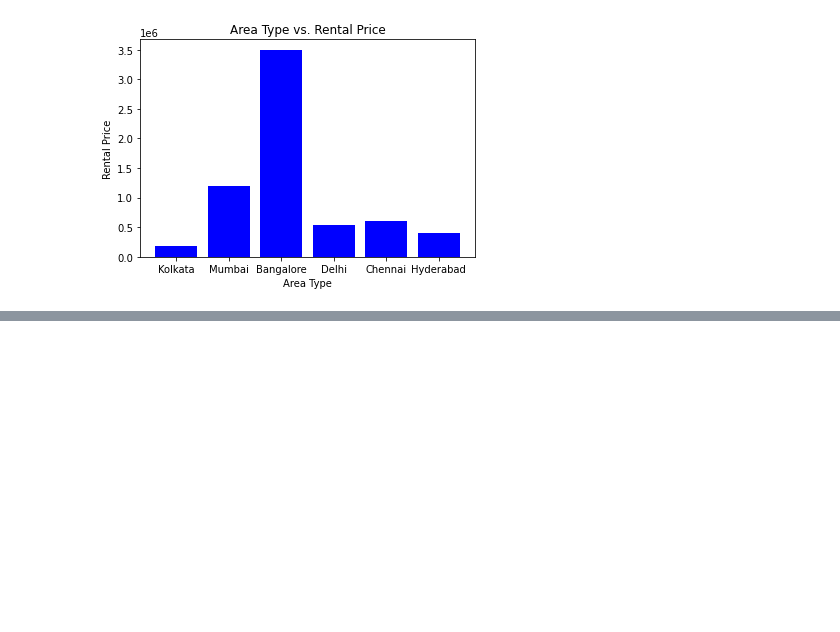
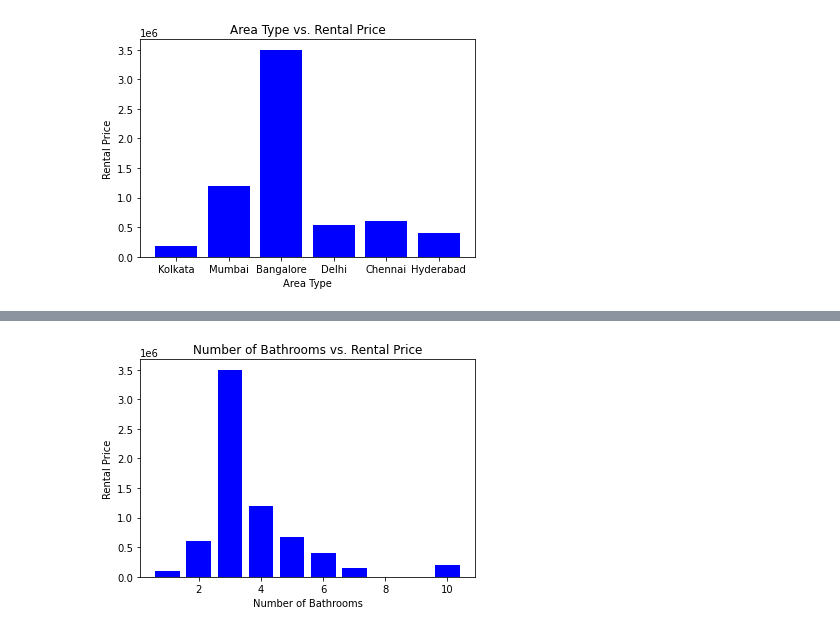
Before and after one commit to FrankMS3/Project-one, a Jupyter notebook: house_rental.ipynb, the cells around one changed output, grey strips where cells are left out. Saved outputs shown, nothing was run; the diff lists cells and outputs as text; code cells hidden in the pictures; blank space fills up the shorter version.

```diff
--- a/house_rental.ipynb
+++ b/house_rental.ipynb
@@ -228,0 +271,21 @@ plt.show()
+# %%
+# How much does Number of Bathrooms affect the price?
+
+
+# Set x and y values:
+x_values = house_rental_df["Number of Bathrooms"]
+y_values = house_rental_df["Rental Price"]
+
+
+# Plot both the "Latitdue vs. Max Temperature" and the line equation values in one plot:
+plt.bar(x_values, y_values, color="blue")
+
+
+
+# Set the title, xlabel and ylabels as shown below:
+plt.title("Number of Bathrooms vs. Rental Price")
+plt.xlabel("Number of Bathrooms")
+plt.ylabel("Rental Price")
+plt.show()
+# %% [output]
+[figure, added]
```
Also changed, not shown: parts of 8 cells of this notebook.
